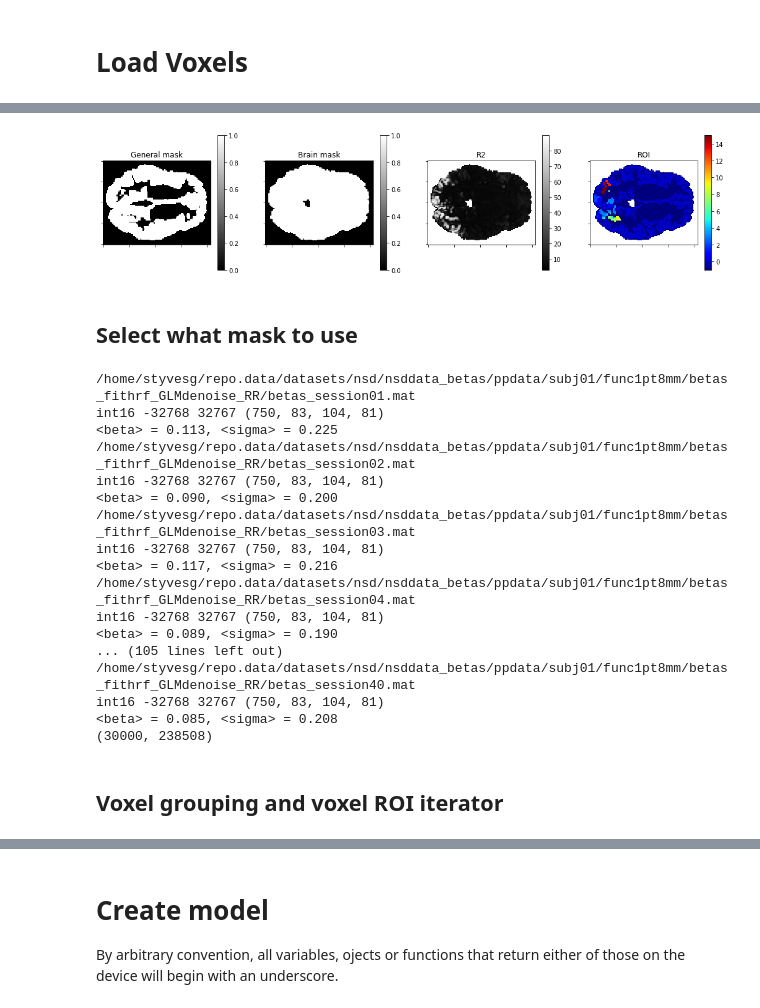
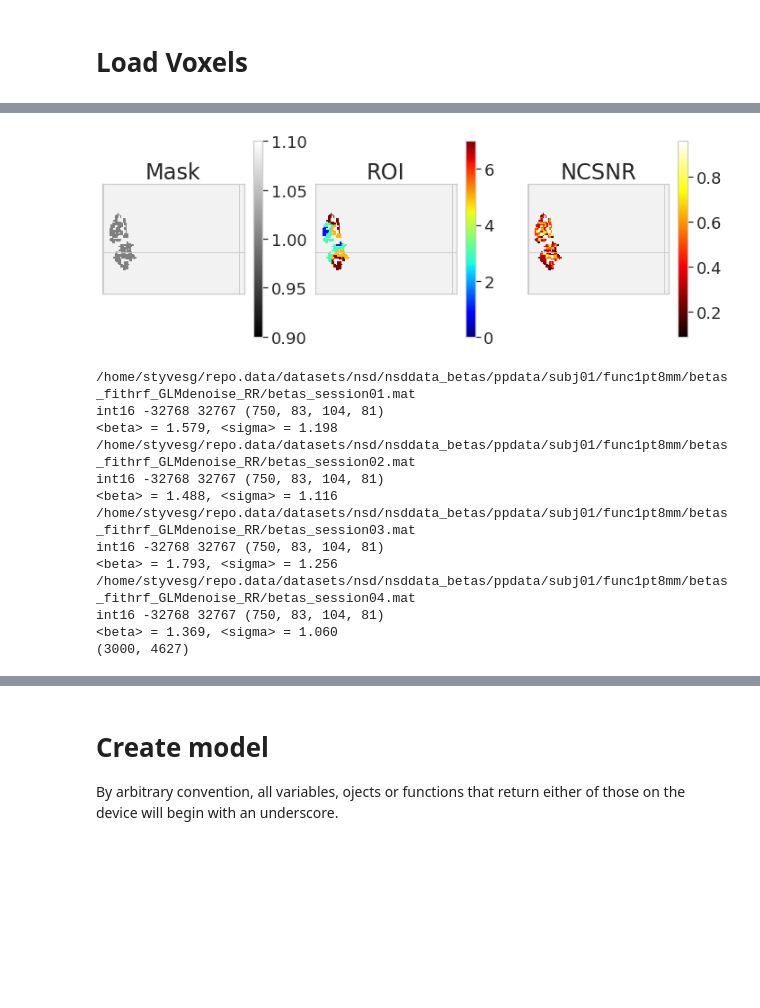
Before and after one commit to styvesg/nsd, a Jupyter notebook: torched_gabor_fwrf.ipynb, the cells around one changed output, grey strips where cells are left out. Drawn from its saved outputs; the diff is of its cells as text; code cells hidden in the pictures; blank space fills up the shorter version.

```diff
--- a/torched_gabor_fwrf.ipynb
+++ b/torched_gabor_fwrf.ipynb
@@ -49,6 +50,11 @@ torch: 1.3.0
 cuda:  10.1.243
 cudnn: 7603
 dtype: torch.float32
+# %%
+sns.axes_style()
+sns.set_style("whitegrid", {"axes.facecolor": '.95'})
+sns.set_context("notebook", rc={'axes.labelsize': 18.0, 'axes.titlesize': 24.0, 'legend.fontsize': 18.0, 'xtick.labelsize': 18.0, 'ytick.labelsize': 18.0})
+sns.set_palette("deep")
 # %%
 subject = 1
 saveext = ".png"
@@ -158,36 +161,29 @@ general mask nv =  171795
 # %%
-volume_r2         = view_data(voxel_r2_full.shape, voxel_idx_brain, np.nan_to_num(voxel_r2_brain))
-volume_general_mask = view_data(voxel_r2_full.shape, np.arange(len(brain_mask_full)), general_mask_full)
-volume_brain_mask = view_data(voxel_r2_full.shape, np.arange(len(brain_mask_full)), brain_mask_full)
-volume_brain_roi  = view_data(voxel_r2_full.shape, voxel_idx_brain, voxel_roi_brain)
+slice_idx = 35
+plt.figure(figsize=(12, 4))
 
-slice_idx = 40
-fig = plt.figure(figsize=(18,4))
-plt.subplot(1,4,1)
-plt.imshow(volume_general_mask[:,:,slice_idx], cmap='gray', interpolation='None')
-plt.title('General mask')
+volume_brain_mask = view_data(brain_nii_shape, voxel_idx, np.ones_like(voxel_idx), save_to=output_dir+"subj%02d_mask"%subject)
+volume_brain_roi  = view_data(brain_nii_shape, voxel_idx, voxel_roi, save_to=output_dir+"subj%02d_roi"%subject)
+volume_ncsnr      = view_data(brain_nii_shape, voxel_idx, voxel_ncsnr, save_to=output_dir+"subj%02d_ncsnr"%subject)
+##
+plt.subplot(1,3,1)
+plt.imshow(volume_brain_mask[:,:,slice_idx], cmap='gray', interpolation='None')
+plt.title('Mask')
 plt.colorbar()
 _=plt.gca().set_xticklabels([])
 _=plt.gca().set_yticklabels([])
-plt.subplot(1,4,2)
-plt.imshow(volume_brain_mask[:,:,slice_idx], cmap='gray', interpolation='None')
-plt.title('Brain mask')
-plt.colorbar()
-_=plt.gca().set_xticklabels([])
-_=plt.gca().set_yticklabels([])
-plt.subplot(1,4,3)
-plt.imshow(volume_r2[:,:,slice_idx], cmap='gray', interpolation='None')
-plt.title('R2')
-plt.colorbar()
-_=plt.gca().set_xticklabels([])
-_=plt.gca().set_yticklabels([])
-plt.subplot(1,4,4)
+plt.subplot(1,3,2)
 plt.imshow(volume_brain_roi[:,:,slice_idx], cmap='jet', interpolation='None')
+plt.clim([0,7])
 plt.title('ROI')
 plt.colorbar()
 _=plt.gca().set_xticklabels([])
 _=plt.gca().set_yticklabels([])
+plt.subplot(1,3,3)
+plt.imshow(volume_ncsnr[:,:,slice_idx], cmap='hot', interpolation='None')
+plt.title('NCSNR')
+plt.colorbar()
+_=plt.gca().set_xticklabels([])
+_=plt.gca().set_yticklabels([])
 # %% [output]
-[figure, old version]
+[figure, new version]
-# %% [markdown]
-## Select what mask to use
@@ -200,25 +191,19 @@ voxel_r2  = voxel_r2_brain
 beta_subj = beta_root + "subj%02d/func1pt8mm/betas_fithrf_GLMdenoise_RR/" % (subject,)
 
 from src.load_nsd import load_betas
-voxel_data, filenames = load_betas(folder_name=beta_subj, zscore=True, voxel_mask=voxel_mask, up_to=-1)
+voxel_data, filenames = load_betas(folder_name=beta_subj, zscore=True, voxel_mask=voxel_mask, up_to=4, load_ext=".mat")
 print (voxel_data.shape)
 # %% [output]
 /home/styvesg/repo.data/datasets/nsd/nsddata_betas/ppdata/subj01/func1pt8mm/betas_fithrf_GLMdenoise_RR/betas_session01.mat
 int16 -32768 32767 (750, 83, 104, 81)
-<beta> = 0.113, <sigma> = 0.225
+<beta> = 1.579, <sigma> = 1.198
 /home/styvesg/repo.data/datasets/nsd/nsddata_betas/ppdata/subj01/func1pt8mm/betas_fithrf_GLMdenoise_RR/betas_session02.mat
 int16 -32768 32767 (750, 83, 104, 81)
-<beta> = 0.090, <sigma> = 0.200
+<beta> = 1.488, <sigma> = 1.116
 /home/styvesg/repo.data/datasets/nsd/nsddata_betas/ppdata/subj01/func1pt8mm/betas_fithrf_GLMdenoise_RR/betas_session03.mat
 int16 -32768 32767 (750, 83, 104, 81)
-<beta> = 0.117, <sigma> = 0.216
+<beta> = 1.793, <sigma> = 1.256
 /home/styvesg/repo.data/datasets/nsd/nsddata_betas/ppdata/subj01/func1pt8mm/betas_fithrf_GLMdenoise_RR/betas_session04.mat
 int16 -32768 32767 (750, 83, 104, 81)
-<beta> = 0.089, <sigma> = 0.190
-... (105 lines left out)
-/home/styvesg/repo.data/datasets/nsd/nsddata_betas/ppdata/subj01/func1pt8mm/betas_fithrf_GLMdenoise_RR/betas_session40.mat
-int16 -32768 32767 (750, 83, 104, 81)
-<beta> = 0.085, <sigma> = 0.208
-(30000, 238508)
+<beta> = 1.369, <sigma> = 1.060
+(3000, 4627)
-# %% [markdown]
-## Voxel grouping and voxel ROI iterator
```
Also changed, not shown: parts of 73 cells of this notebook, 3 other files.
